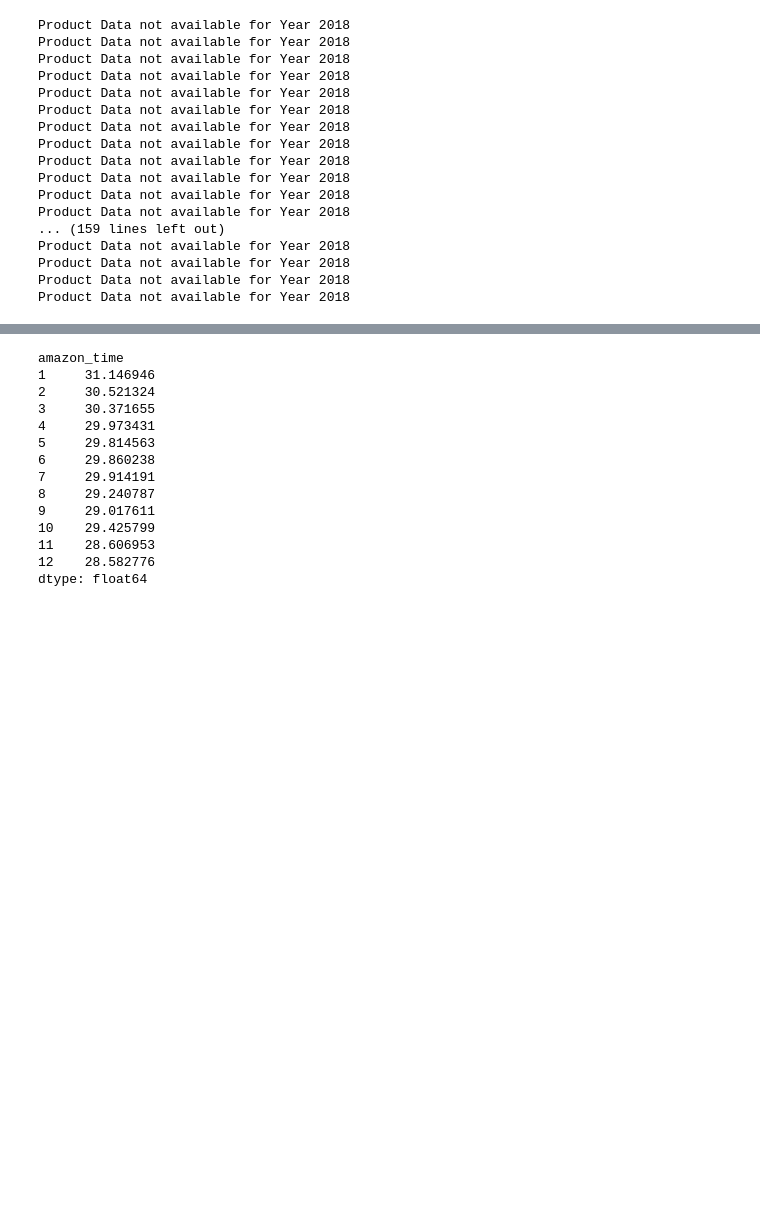
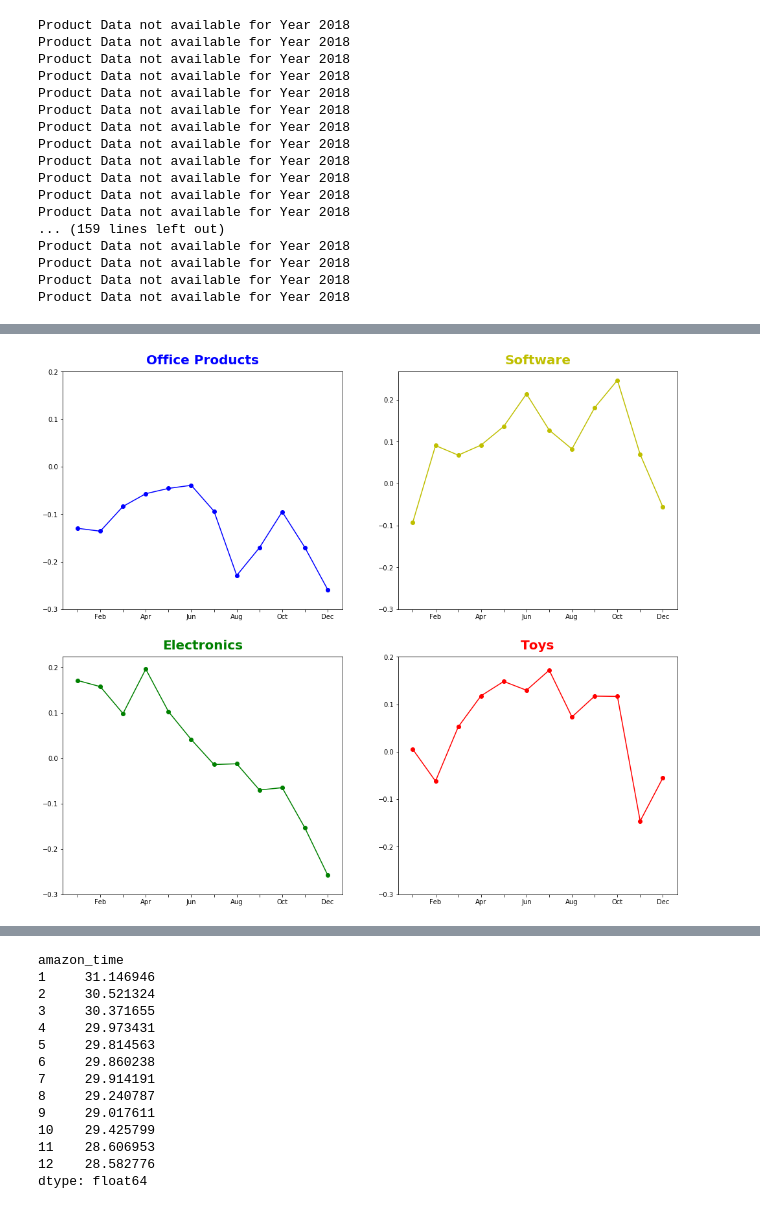
Before and after one commit to ddl004/ECE-143-Amazon-Price-History-Analysis, a Jupyter notebook: Christmas Plot.ipynb, the cells around one changed output, grey strips where cells are left out. Drawn from its saved outputs; the diff is of its cells as text; code cells hidden in the pictures; blank space fills up the shorter version.

```diff
--- a/Christmas Plot.ipynb
+++ b/Christmas Plot.ipynb
@@ -241,0 +248,4 @@ christmas_history_price(cat1, cat2, cat3, cat4)
+# %%
+average_price_per_month_price(cat1, cat2, cat3, cat4)
+# %% [output]
+[figure, added]
```
Also changed, not shown: parts of 7 cells of this notebook, 6 other files.
